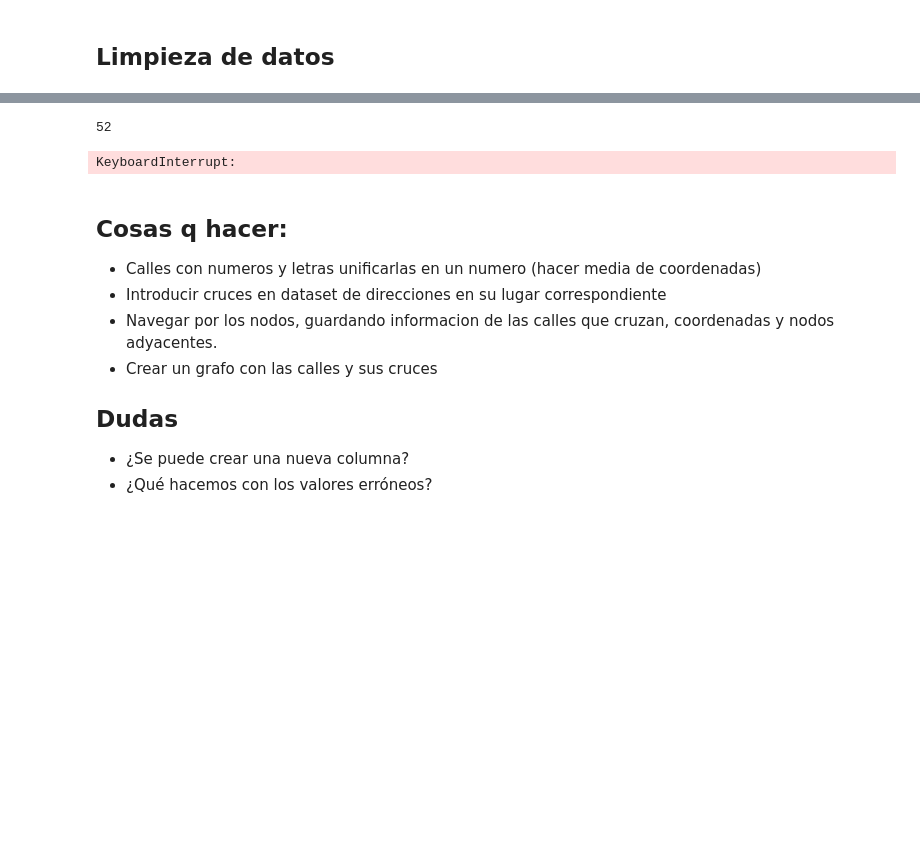
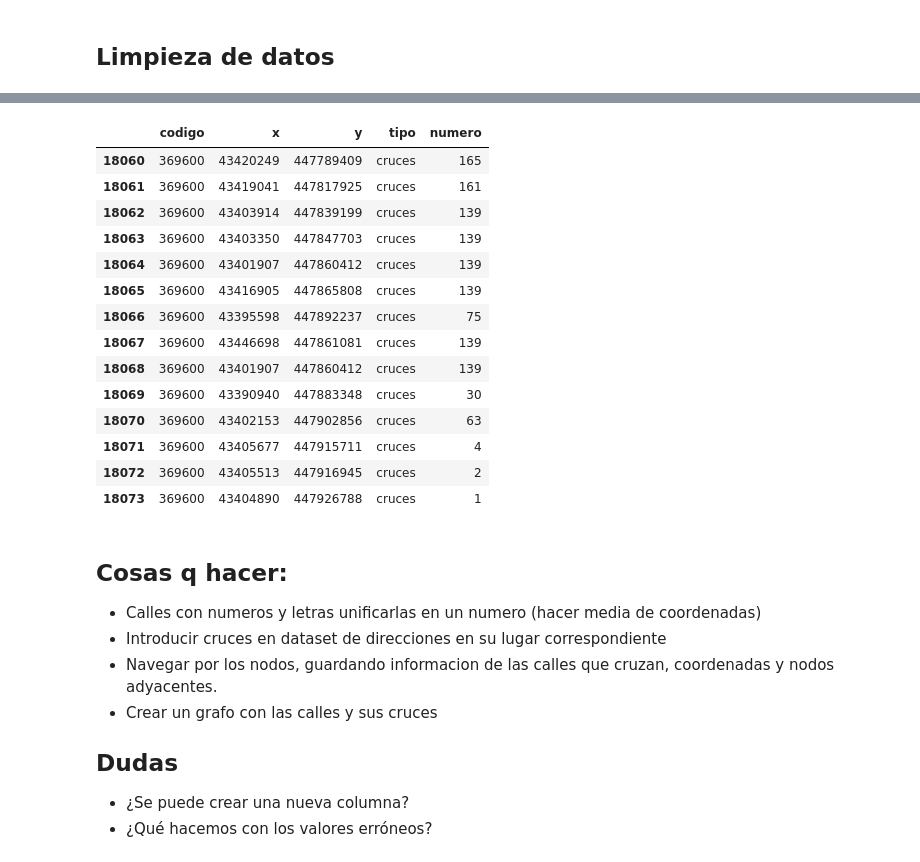
Before and after one commit to xAlexMGGx/GPS, a Jupyter notebook: gps.ipynb, the cells around one changed output, grey strips where cells are left out. Drawn from its saved outputs; the diff is of its cells as text; code cells hidden in the pictures; blank space fills up the shorter version.

```diff
--- a/gps.ipynb
+++ b/gps.ipynb
@@ -163,21 +205,44 @@ for n in [127,31000091,375700, 471100]:
 # %%
+numeros_cruces = []
 for cruce in c.iterrows():
     d_temp = d[d['codigo'] == cruce[1]['codigo']]
     x, y = cruce[1]['x'], cruce[1]['y']
+    distancia_min = 10e10
+    num = ''
     for dir in d_temp.iterrows():
         x1, y1 = dir[1]['x'], dir[1]['y']
         distancia = ((x1 - x)**2 + (y1 - y)**2)**0.5
+        distancia_min = min(distancia, distancia_min)
+        if distancia_min == distancia:
+            num = dir[1]['Direccion']
+    numeros_cruces.append(num)
+c['numero'] = numeros_cruces
-# %% [output]
-52
 # %%
 # Primero, en la columna de Literal de numeracion, reemplazamos "KM.", " ", "EN", "SA", "NUM" por ""
 # for replacement in ['KM.', ' ', 'EN', 'SA', 'NUM']:
 #     direcciones['Literal de numeracion'] = direcciones['Literal de numeracion'].str.replace(replacement, '')
 
 # Creamos una columna en la que almacenamos la direccion de la forma <codigo de via>-<literal de numeracion (sin letras)>
-direcciones['Direccion'] = direcciones['Codigo de via'].astype(str) + '-' + direcciones['Literal de numeracion'].str.replace('[a-zA-Z.]', '')
+
+
+c[c['codigo'] == 369600]
+447883842
 # %% [output]
-KeyboardInterrupt:
+|  | codigo | x | y | tipo | numero |
+| 18060 | 369600 | 43420249 | 447789409 | cruces | 165 |
+| 18061 | 369600 | 43419041 | 447817925 | cruces | 161 |
+| 18062 | 369600 | 43403914 | 447839199 | cruces | 139 |
+| 18063 | 369600 | 43403350 | 447847703 | cruces | 139 |
+| 18064 | 369600 | 43401907 | 447860412 | cruces | 139 |
+| 18065 | 369600 | 43416905 | 447865808 | cruces | 139 |
+| 18066 | 369600 | 43395598 | 447892237 | cruces | 75 |
+| 18067 | 369600 | 43446698 | 447861081 | cruces | 139 |
+| 18068 | 369600 | 43401907 | 447860412 | cruces | 139 |
+| 18069 | 369600 | 43390940 | 447883348 | cruces | 30 |
+| 18070 | 369600 | 43402153 | 447902856 | cruces | 63 |
+| 18071 | 369600 | 43405677 | 447915711 | cruces | 4 |
+| 18072 | 369600 | 43405513 | 447916945 | cruces | 2 |
+| 18073 | 369600 | 43404890 | 447926788 | cruces | 1 |
 # %% [markdown]
 ## Cosas q hacer:
 
```
Also changed, not shown: parts of 3 cells of this notebook, 1 other file.
